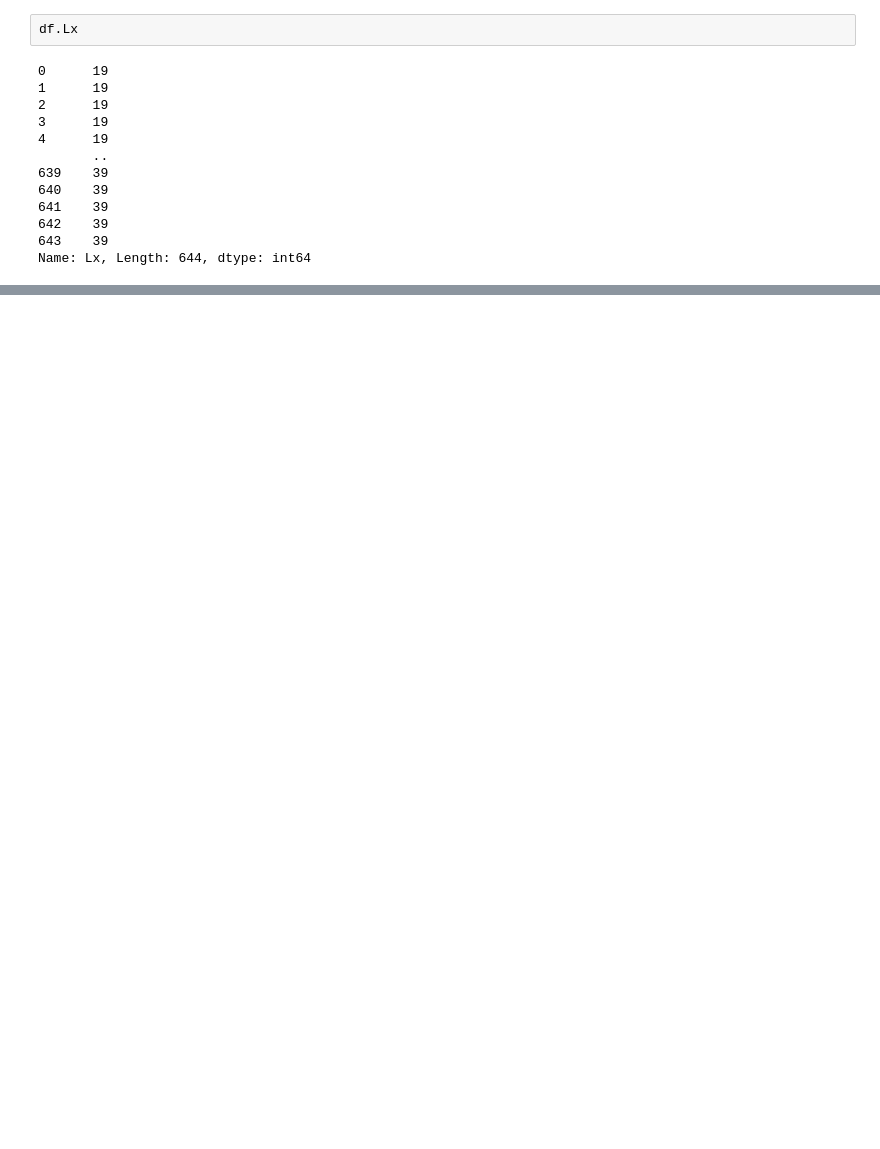
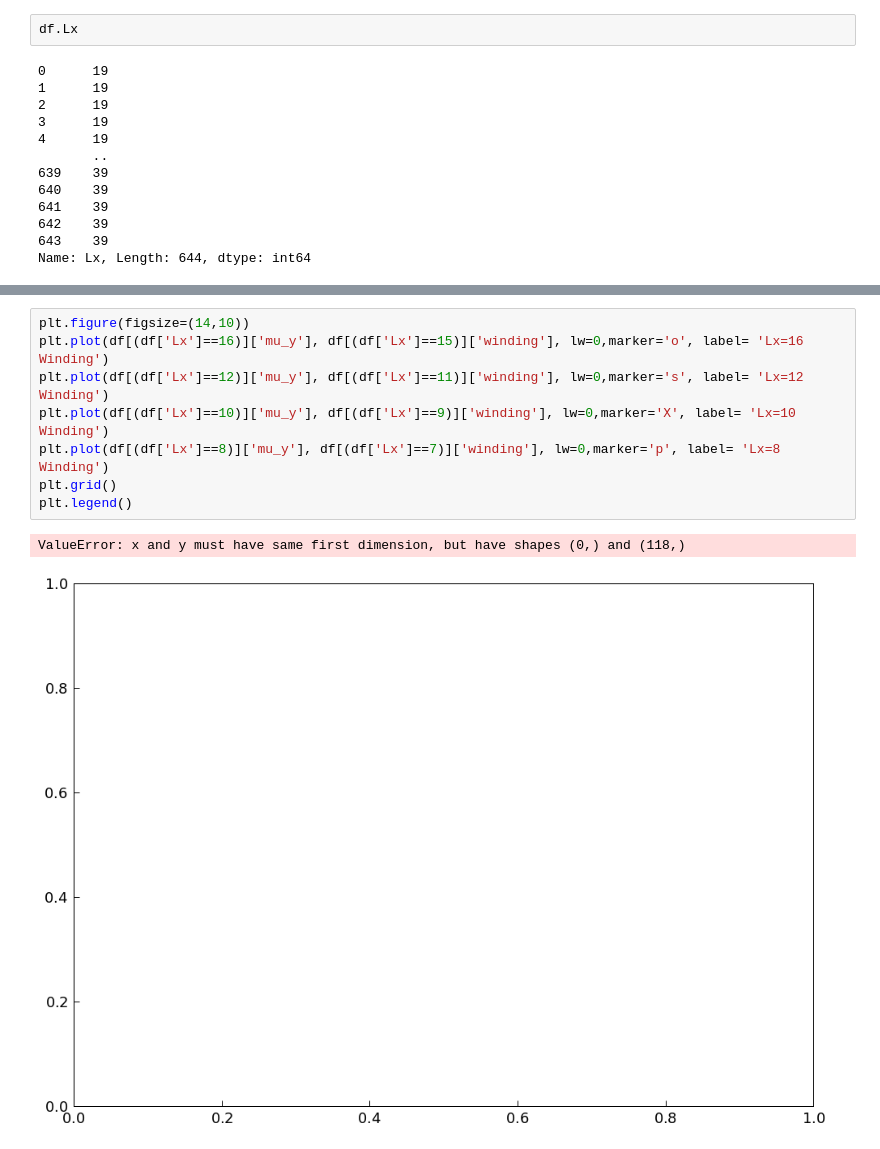
Before and after one commit to Philipp137/SquareIce, a Jupyter notebook: 06_data/01_DMRG/20210712/data_analisys.ipynb, the cells around one changed output, grey strips where cells are left out. Drawn from its saved outputs; the diff is of its cells as text; blank space fills up the shorter version.

```diff
--- a/06_data/01_DMRG/20210712/data_analisys.ipynb
+++ b/06_data/01_DMRG/20210712/data_analisys.ipynb
@@ -78,0 +71,11 @@ KeyError: (1, 0)
+# %%
+plt.figure(figsize=(14,10))
+plt.plot(df[(df['Lx']==16)]['mu_y'], df[(df['Lx']==15)]['winding'], lw=0,marker='o', label= 'Lx=16 Winding')
+plt.plot(df[(df['Lx']==12)]['mu_y'], df[(df['Lx']==11)]['winding'], lw=0,marker='s', label= 'Lx=12 Winding')
+plt.plot(df[(df['Lx']==10)]['mu_y'], df[(df['Lx']==9)]['winding'], lw=0,marker='X', label= 'Lx=10 Winding')
+plt.plot(df[(df['Lx']==8)]['mu_y'], df[(df['Lx']==7)]['winding'], lw=0,marker='p', label= 'Lx=8 Winding')
+plt.grid()
+plt.legend()
+# %% [output]
+ValueError: x and y must have same first dimension, but have shapes (0,) and (118,)
+[figure, added]
```
Also changed, not shown: parts of 6 cells of this notebook, 2 other files.
